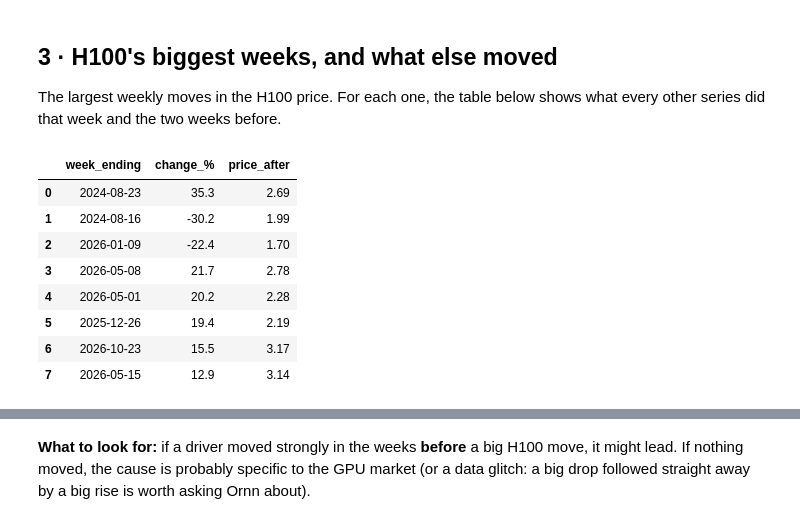
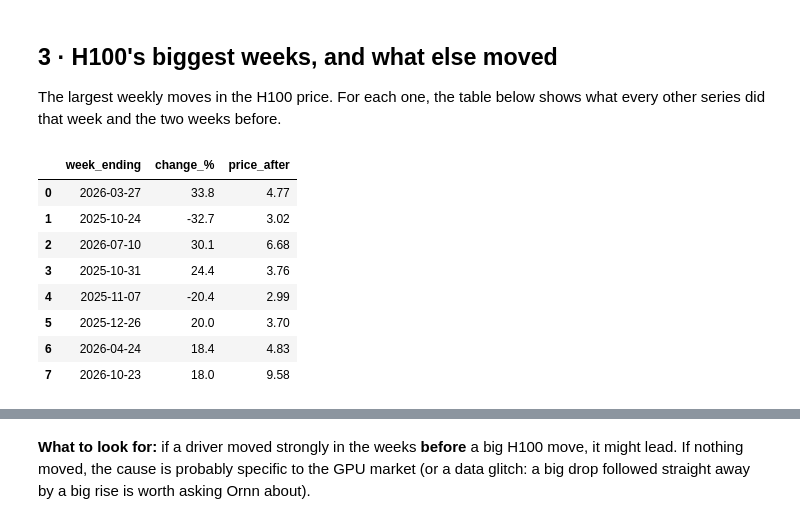
Before and after one commit to DariefMaes/ornn_price_impact, a Jupyter notebook: notebooks/explore.ipynb, the cells around one changed output, grey strips where cells are left out. Cells and saved outputs as stored; diff of their text form; code cells hidden in the pictures.

```diff
--- a/notebooks/explore.ipynb
+++ b/notebooks/explore.ipynb
@@ -74,19 +74,19 @@ How many H100-hours one hour of each GPU costs. A rising line means that GPU is
 ## 3 · H100's biggest weeks, and what else moved
 The largest weekly moves in the H100 price. For each one, the table below shows what every other series did that week and the two weeks before.
 # %%
-TARGET = "H100 SXM"
+TARGET = "B200"
 moves = biggest_moves(gpus[TARGET])
 moves
 # %% [output]
 |  | week_ending | change_% | price_after |
-| 0 | 2024-08-23 | 35.3 | 2.69 |
-| 1 | 2024-08-16 | -30.2 | 1.99 |
-| 2 | 2026-01-09 | -22.4 | 1.70 |
-| 3 | 2026-05-08 | 21.7 | 2.78 |
-| 4 | 2026-05-01 | 20.2 | 2.28 |
-| 5 | 2025-12-26 | 19.4 | 2.19 |
-| 6 | 2026-10-23 | 15.5 | 3.17 |
-| 7 | 2026-05-15 | 12.9 | 3.14 |
+| 0 | 2026-03-27 | 33.8 | 4.77 |
+| 1 | 2025-10-24 | -32.7 | 3.02 |
+| 2 | 2026-07-10 | 30.1 | 6.68 |
+| 3 | 2025-10-31 | 24.4 | 3.76 |
+| 4 | 2025-11-07 | -20.4 | 2.99 |
+| 5 | 2025-12-26 | 20.0 | 3.70 |
+| 6 | 2026-04-24 | 18.4 | 4.83 |
+| 7 | 2026-10-23 | 18.0 | 9.58 |
 # %%
 for week in moves["week_ending"][:4]:
     print(f"\n=== Week ending {week} ===")
```
Also changed, not shown: parts of 11 cells of this notebook, 4 other files.
